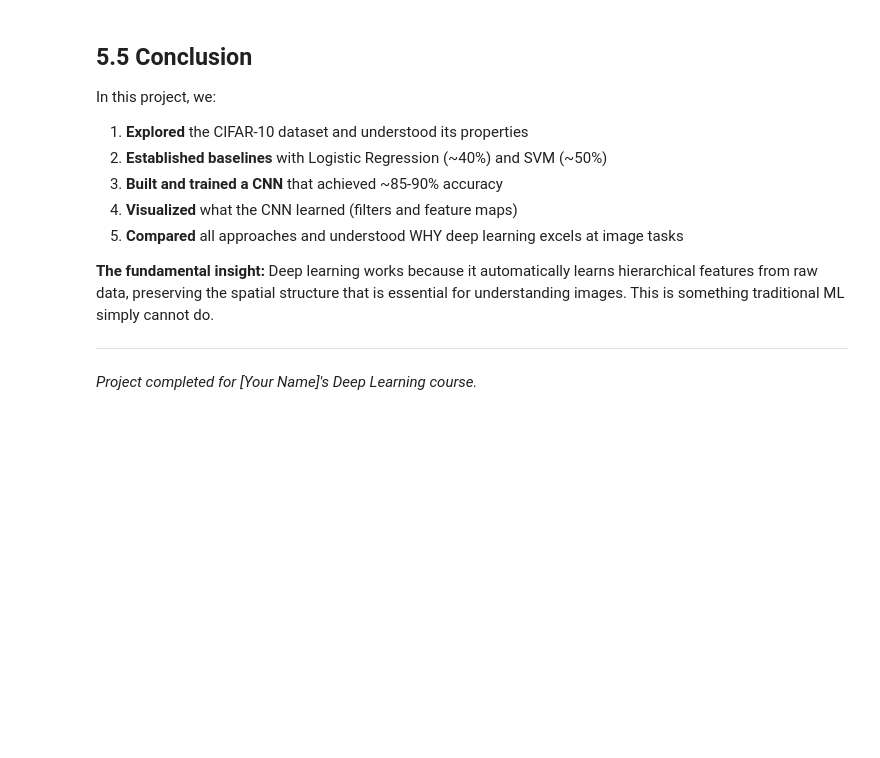
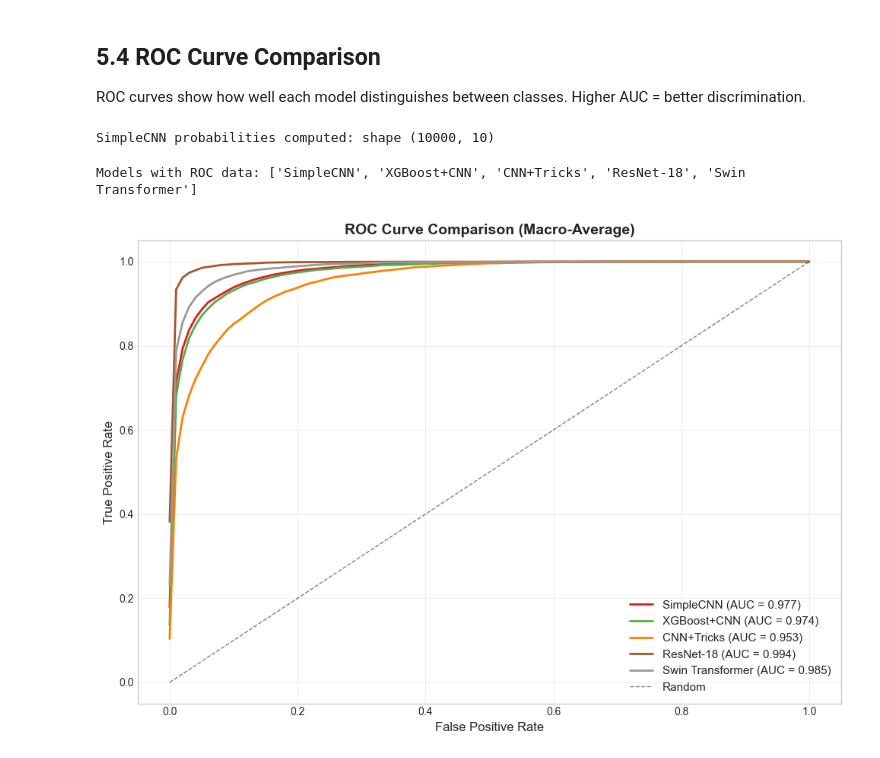
Before and after one commit to prithvivinodnair/deep-learning-cifar10, a Jupyter notebook: notebooks/05_Comparison_and_Results.ipynb, the cells around one changed output. Cells and saved outputs as stored; diff of their text form; code cells hidden in the pictures; blank space fills up the shorter version.

```diff
--- a/notebooks/05_Comparison_and_Results.ipynb
+++ b/notebooks/05_Comparison_and_Results.ipynb
@@ -279,16 +254,43 @@ CNNs are also used for:
-# %% [markdown]
-## 5.5 Conclusion
-
-In this project, we:
-
-1. **Explored** the CIFAR-10 dataset and understood its properties
-2. **Established baselines** with Logistic Regression (~40%) and SVM (~50%)
-3. **Built and trained a CNN** that achieved ~85-90% accuracy
-4. **Visualized** what the CNN learned (filters and feature maps)
-5. **Compared** all approaches and understood WHY deep learning excels at image tasks
-
-**The fundamental insight:** Deep learning works because it automatically learns hierarchical features from raw data, preserving the spatial structure that is essential for understanding images. This is something traditional ML simply cannot do.
-
----
-
-*Project completed for [Your Name]'s Deep Learning course.*
+# %% [markdown]
+## 5.4 ROC Curve Comparison
+
+ROC curves show how well each model distinguishes between classes. Higher AUC = better discrimination.
+# %%
+# Get SimpleCNN probabilities (not stored in original results)
+_, test_loader = get_cifar10_loaders(batch_size=64, data_dir='../data', augment=False, num_workers=0)
+
+cnn_model = SimpleCNN(num_classes=10)
+cnn_model.load_state_dict(torch.load('../saved_models/simple_cnn.pth',
+                                     map_location=device, weights_only=True))
+_, _, cnn_labels, cnn_probs = evaluate_with_probs(cnn_model, test_loader, device)
+print(f"SimpleCNN probabilities computed: shape {cnn_probs.shape}")
+# %% [output]
+SimpleCNN probabilities computed: shape (10000, 10)
+# %%
+# Build ROC comparison data
+roc_models = {
+    'SimpleCNN': (cnn_labels, cnn_probs),
+}
+
+if xgboost_cnn and 'probabilities' in xgboost_cnn:
+    roc_models['XGBoost+CNN'] = (xgboost_cnn['true_labels'],
+                                  np.array(xgboost_cnn['probabilities']))
+if tricks and 'probabilities' in tricks:
+    roc_models['CNN+Tricks'] = (tricks['true_labels'],
+                                np.array(tricks['probabilities']))
+if resnet and 'probabilities' in resnet:
+    roc_models['ResNet-18'] = (resnet['true_labels'],
+                               np.array(resnet['probabilities']))
+if swin and 'probabilities' in swin:
+    roc_models['Swin Transformer'] = (swin['true_labels'],
+                                      np.array(swin['probabilities']))
+
+print(f"Models with ROC data: {list(roc_models.keys())}")
+
+# Plot macro-average ROC comparison
+fig = plot_roc_comparison(roc_models, CIFAR10_CLASSES)
+plt.savefig('../figures/roc_comparison.png', dpi=150, bbox_inches='tight')
+plt.show()
+# %% [output]
+Models with ROC data: ['SimpleCNN', 'XGBoost+CNN', 'CNN+Tricks', 'ResNet-18', 'Swin Transformer']
+[figure, added]
```
Also changed, not shown: parts of 18 cells of this notebook, 15 other files.
